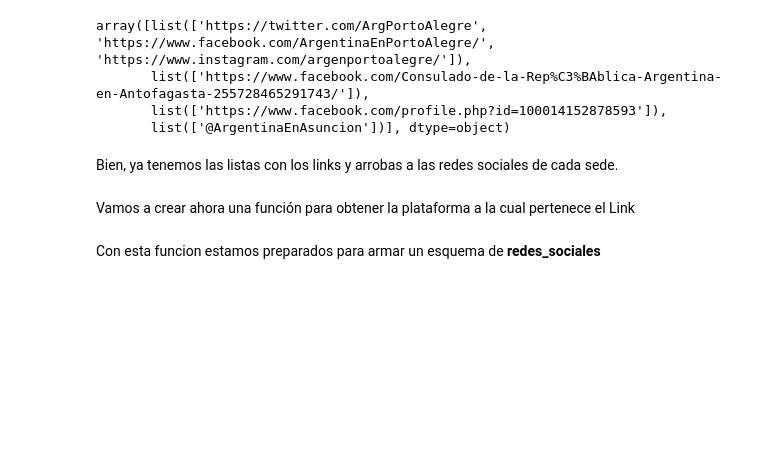
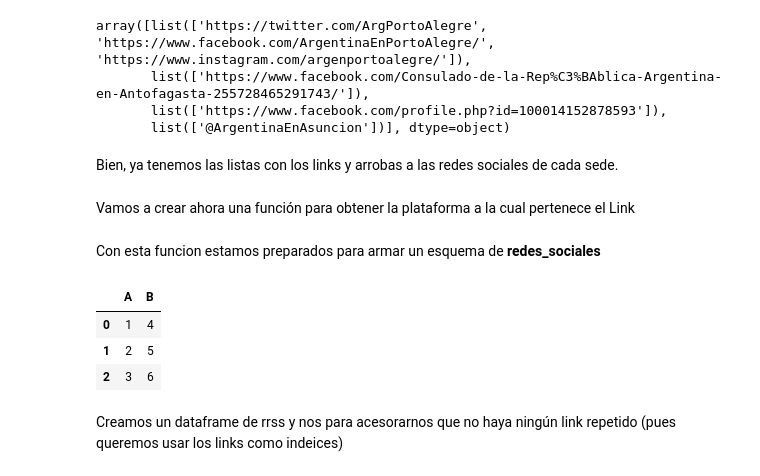
Before and after one commit to Empromptu/Inversion-extranjera-en-Argentina, a Jupyter notebook: notas.ipynb, the cells around one changed output. Drawn from its saved outputs; the diff is of its cells as text; code cells hidden in the pictures; blank space fills up the shorter version.

```diff
--- a/notas.ipynb
+++ b/notas.ipynb
@@ -382,5 +391,12 @@ def obtener_plataforma(link):
     return plataforma
 # %% [markdown]
 Con esta funcion estamos preparados para armar un esquema de **redes_sociales**
+# %%
+pd.DataFrame({'A':[1,2,3], 'B':[4,5,6]}).head()
+# %% [output]
+|  | A | B |
+| 0 | 1 | 4 |
+| 1 | 2 | 5 |
+| 2 | 3 | 6 |
 # %%
 # Primero obtenemos los datos del esquema y los guardamos en diccionarios
@@ -388,0 +412,2 @@ for i, sede in df_sedes_completo.iterrows():
+# %% [markdown]
+Creamos un dataframe de rrss y nos para acesorarnos que no haya ningún link repetido (pues queremos usar los links como indeices)
```
Also changed, not shown: parts of 28 cells of this notebook.
